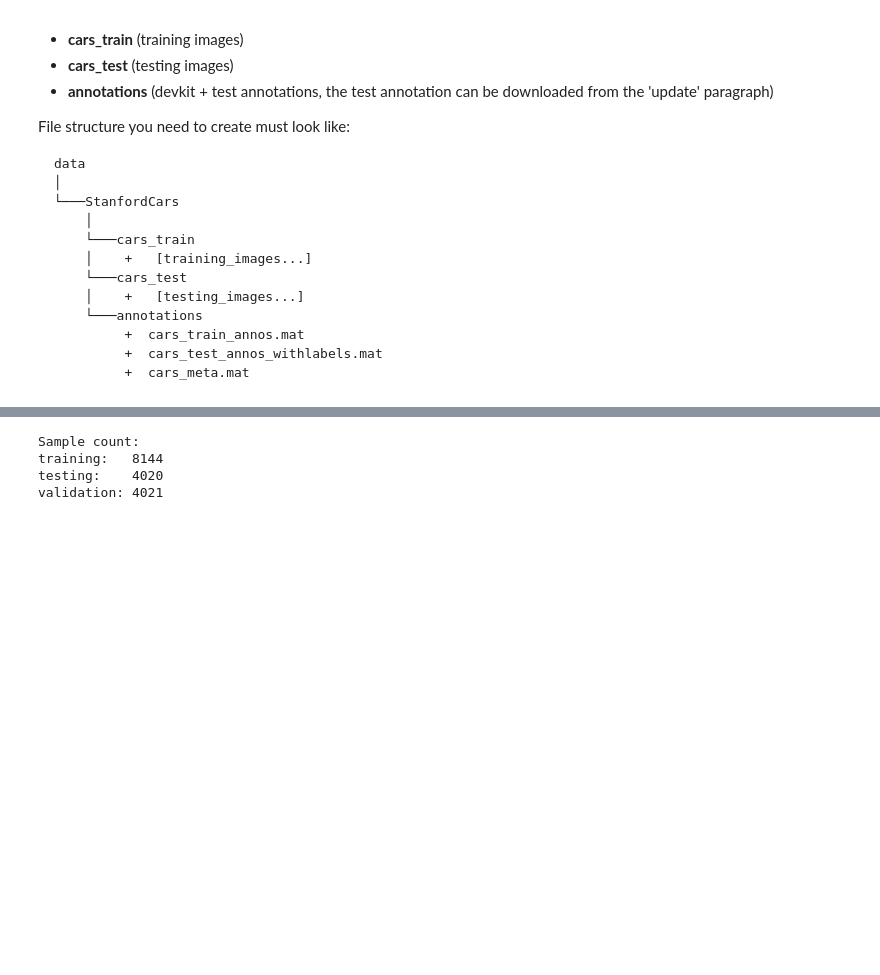
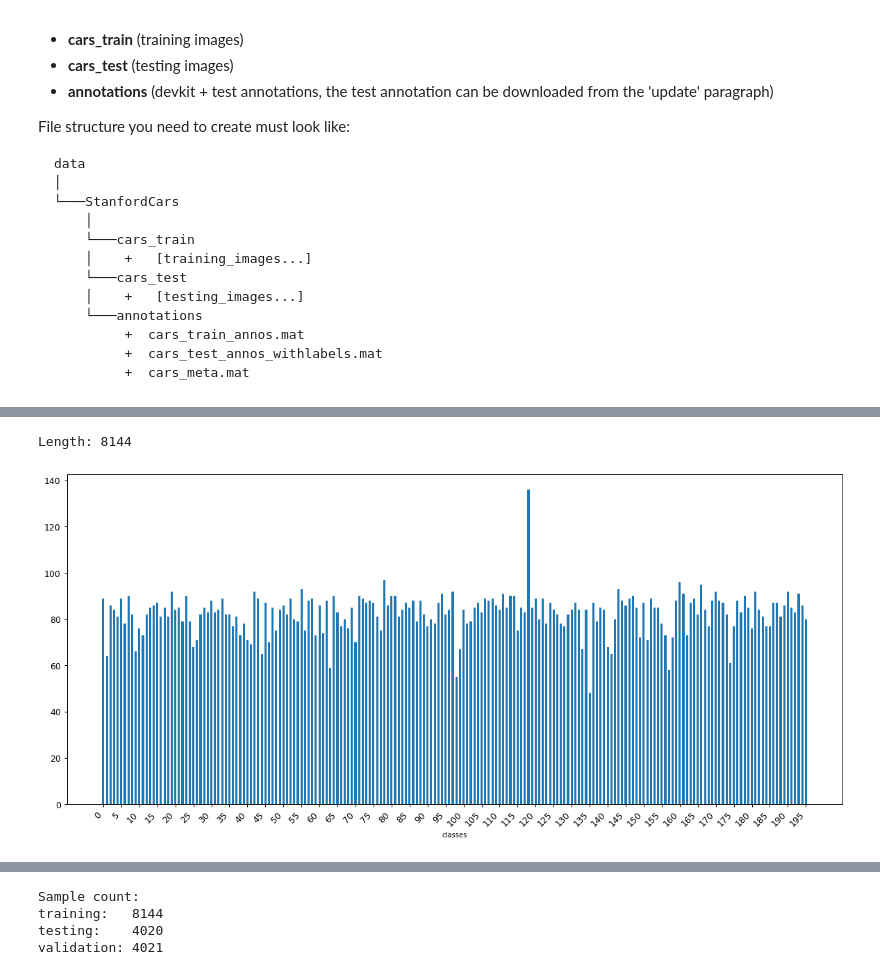
Before and after one commit to TheDylanM/REDI-utwente, a Jupyter notebook: test notebooks/Loading and describing datasets.ipynb, the cells around one changed output, grey strips where cells are left out. Cells and saved outputs as stored; diff of their text form; code cells hidden in the pictures; blank space fills up the shorter version.

```diff
--- a/test notebooks/Loading and describing datasets.ipynb
+++ b/test notebooks/Loading and describing datasets.ipynb
@@ -131,0 +142,5 @@ plt.bar(range(0, len(counts)), counts)
+# %%
+bar_plot_classes(training_dataset[:, 4], classes)
+# %% [output]
+Length: 8144
+[figure, added]
```
Also changed, not shown: parts of 9 cells of this notebook, 1 other file.
